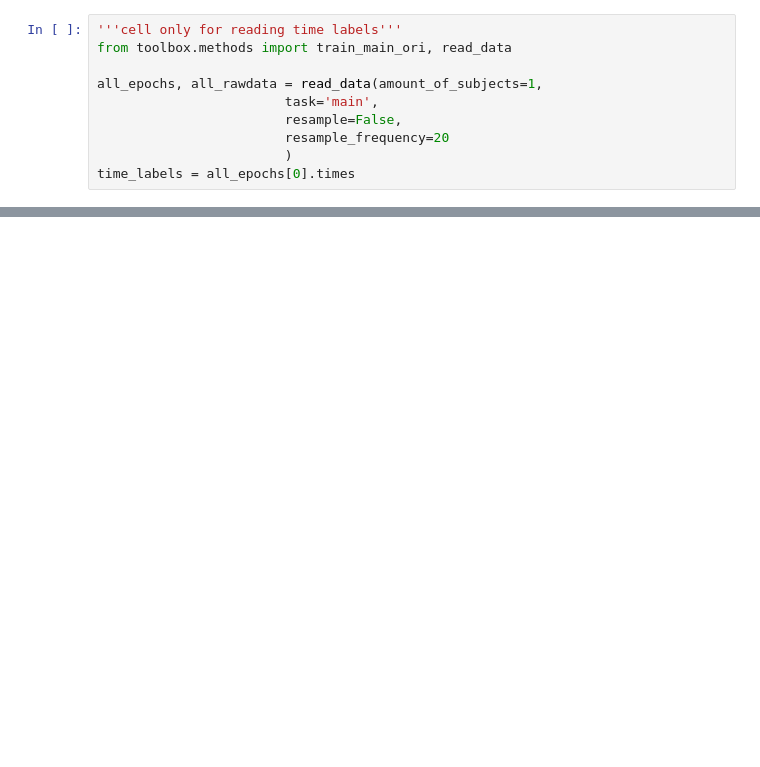
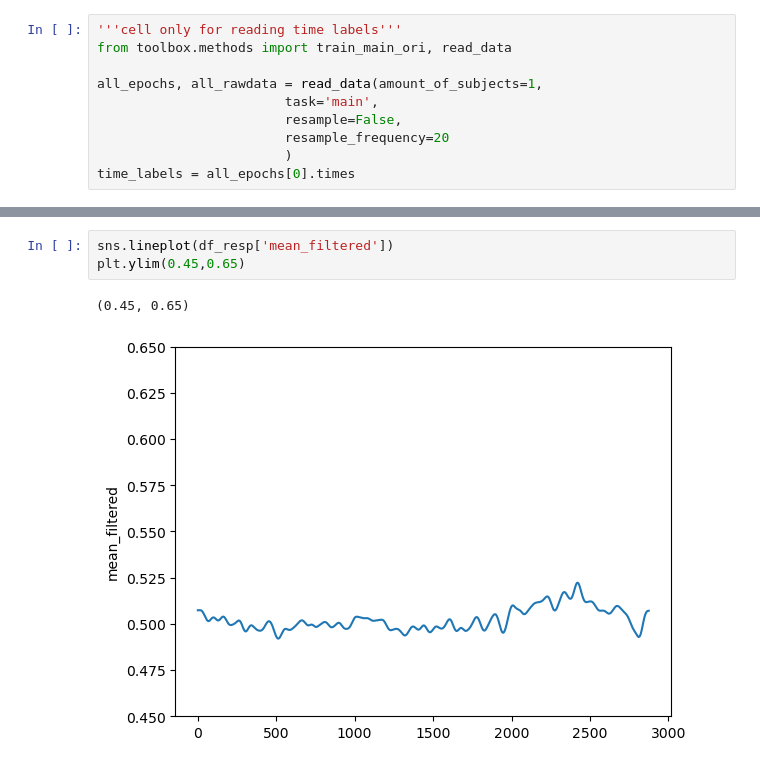
Before and after one commit to unthrived/master-thesis, a Jupyter notebook: 0_results.ipynb, the cells around one changed output, grey strips where cells are left out. Saved outputs shown, nothing was run; the diff lists cells and outputs as text; blank space fills up the shorter version.

```diff
--- a/0_results.ipynb
+++ b/0_results.ipynb
@@ -126,0 +83,6 @@ plt.show()
+# %%
+sns.lineplot(df_resp['mean_filtered'])
+plt.ylim(0.45,0.65)
+# %% [output]
+(0.45, 0.65)
+[figure, added]
```
Also changed, not shown: parts of 8 cells of this notebook.
